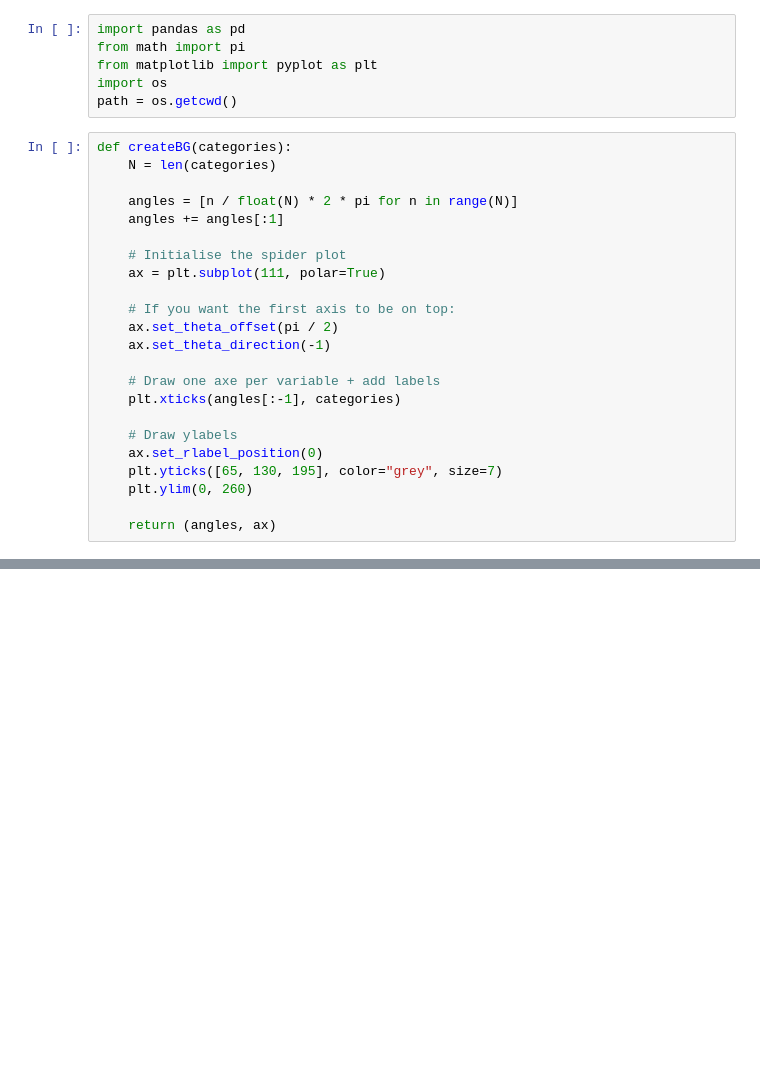
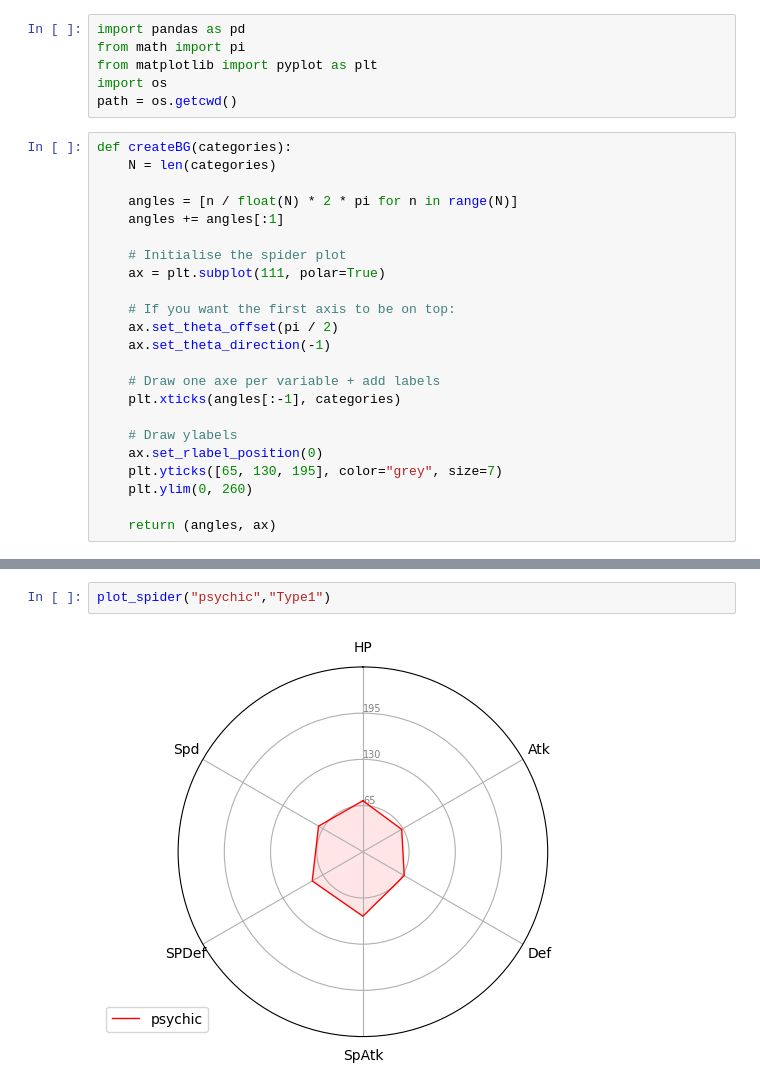
Before and after one commit to rodrigofmfreitas/pokemon-data, a Jupyter notebook: PokeStatistics.ipynb, the cells around one changed output, grey strips where cells are left out. Drawn from its saved outputs; the diff is of its cells as text; blank space fills up the shorter version.

```diff
--- a/PokeStatistics.ipynb
+++ b/PokeStatistics.ipynb
@@ -64 +78,5 @@ def plot_single(*id, comp = False):
+# %%
+plot_spider("psychic","Type1")
+# %% [output]
+[figure, added]
 # %%
```
Also changed, not shown: parts of 4 cells of this notebook.
